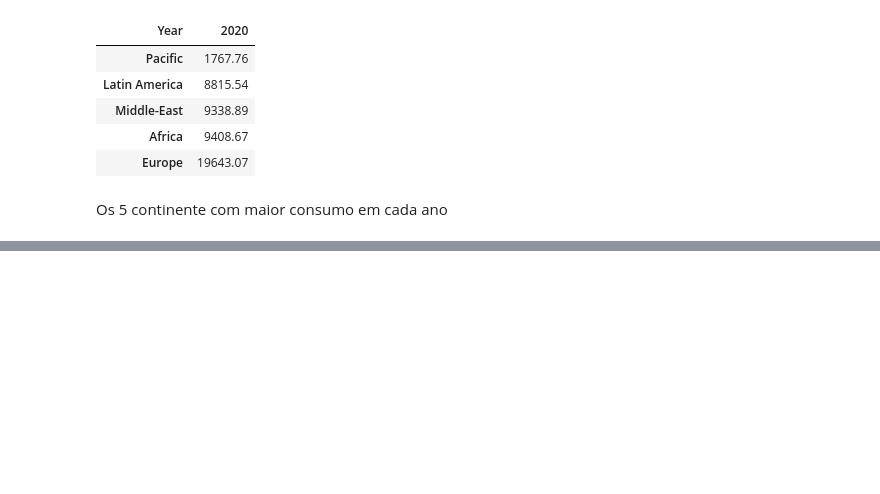
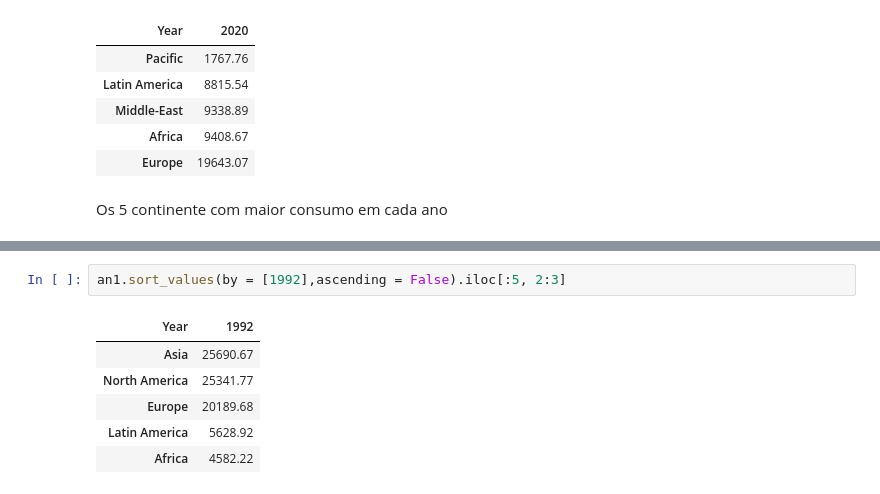
Before and after one commit to Alimva/Trabalho-Final-de-Dados, a Jupyter notebook: main/Notebooks/EDAs/alice_martins.ipynb, the cells around one changed output, grey strips where cells are left out. Drawn from its saved outputs; the diff is of its cells as text; blank space fills up the shorter version.

```diff
--- a/main/Notebooks/EDAs/alice_martins.ipynb
+++ b/main/Notebooks/EDAs/alice_martins.ipynb
@@ -588,0 +607,9 @@ Os 5 continente com maior consumo em cada ano
+# %%
+an1.sort_values(by = [1992],ascending = False).iloc[:5, 2:3]
+# %% [output]
+| Year | 1992 |
+| Asia | 25690.67 |
+| North America | 25341.77 |
+| Europe | 20189.68 |
+| Latin America | 5628.92 |
+| Africa | 4582.22 |
```
Also changed, not shown: parts of 30 cells of this notebook.
